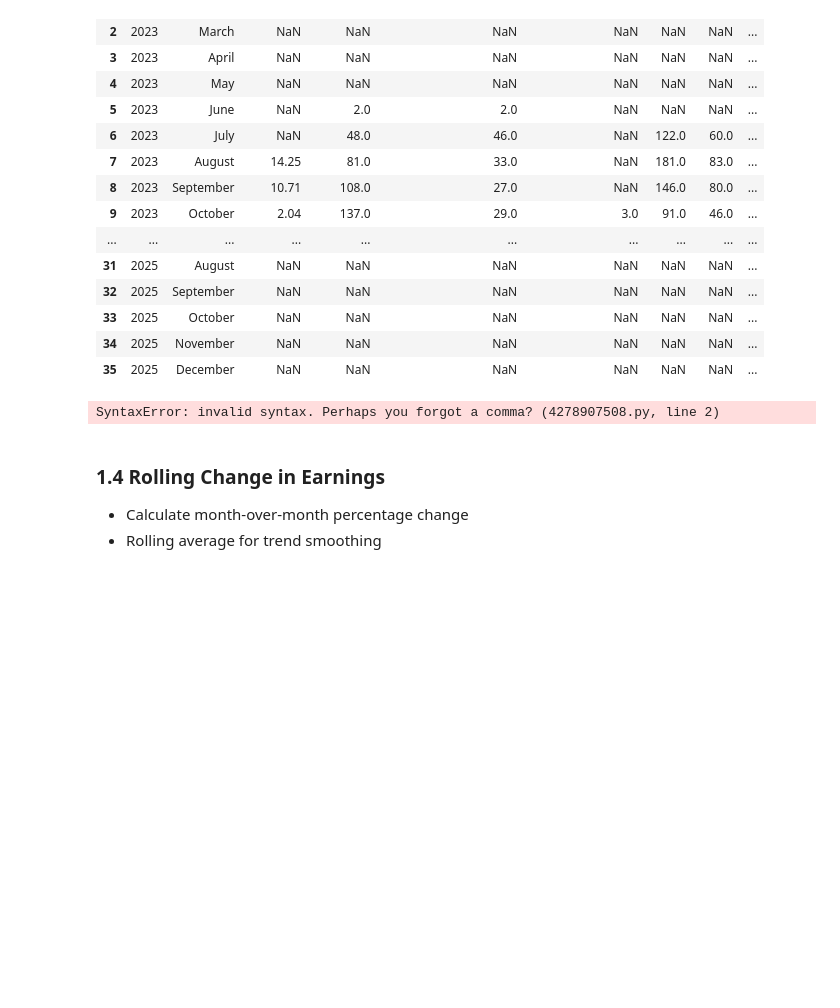
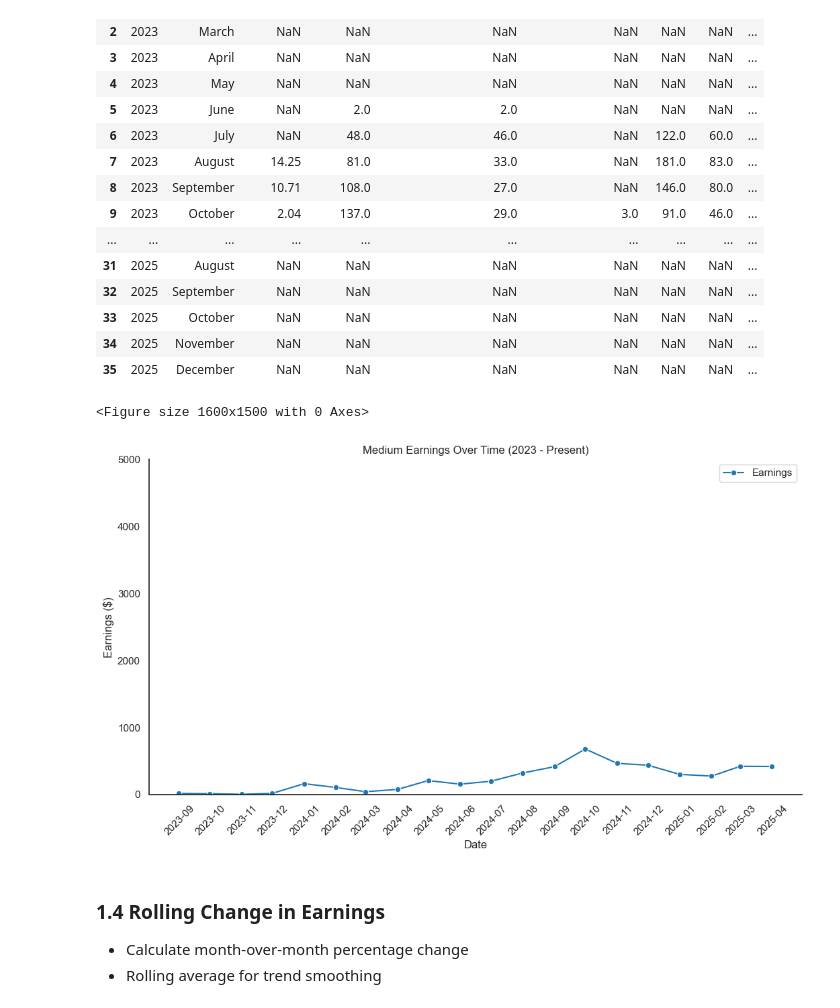
Before and after one commit to paul-trood/medium_earnings, a Jupyter notebook: 02_data_analysis.ipynb, the cells around one changed output. Cells and saved outputs as stored; diff of their text form; code cells hidden in the pictures; blank space fills up the shorter version.

Commit message:
fixed error

```diff
--- a/02_data_analysis.ipynb
+++ b/02_data_analysis.ipynb
@@ -394,16 +395,34 @@ df_plot
 | 34 | 2025 | November | NaN | NaN | NaN | NaN | NaN | NaN | ... |
 | 35 | 2025 | December | NaN | NaN | NaN | NaN | NaN | NaN | ... |
 # %%
-plt.figure(figsize=(12, 6))
-sns.relplot(data=df_plot, x='date', y='earnings', kind="line", marker='o', label="Earnings")
+plt.figure(figsize=(16, 15))
+g = sns.relplot(data=df_plot, x='date', y='earnings', kind="line", marker='o', label="Earnings")
+
+# Get the axis
+ax = g.ax
+
+# Adjust figure size
+g.figure.set_size_inches(12, 6)
+
+# Set x-axis ticks and labels for every month
+ax.xaxis.set_major_locator(mdates.MonthLocator())  # Ensures every month is shown
+ax.xaxis.set_major_formatter(mdates.DateFormatter("%Y-%m"))  # Format as YYYY-MM
+
+# Rotate x-axis labels for readability
+plt.xticks(rotation=45)
+
+# Set y-axis limit to $5K
+ax.set_ylim(0, 5000)
+
 plt.title("Medium Earnings Over Time (2023 - Present)")
 plt.xlabel("Date")
 plt.ylabel("Earnings ($)")
-plt.xticks(rotation=45)
 plt.legend()
+
 plt.show()
 # %% [output]
-SyntaxError: invalid syntax. Perhaps you forgot a comma? (4278907508.py, line 2)
+<Figure size 1600x1500 with 0 Axes>
+[figure, added]
 # %% [markdown]
 ### 1.4 Rolling Change in Earnings
 
```
Also changed, not shown: parts of 3 cells of this notebook.
